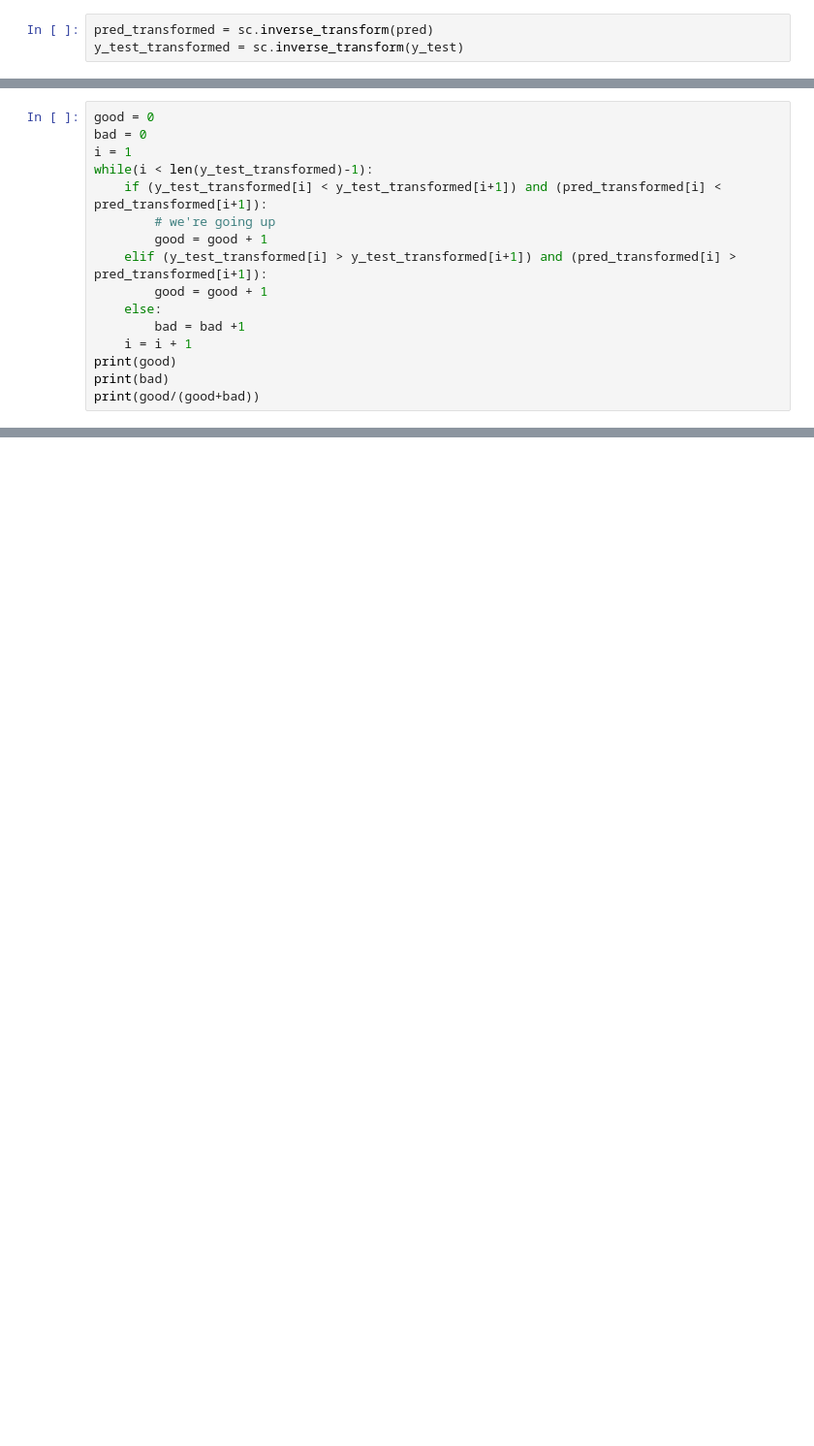
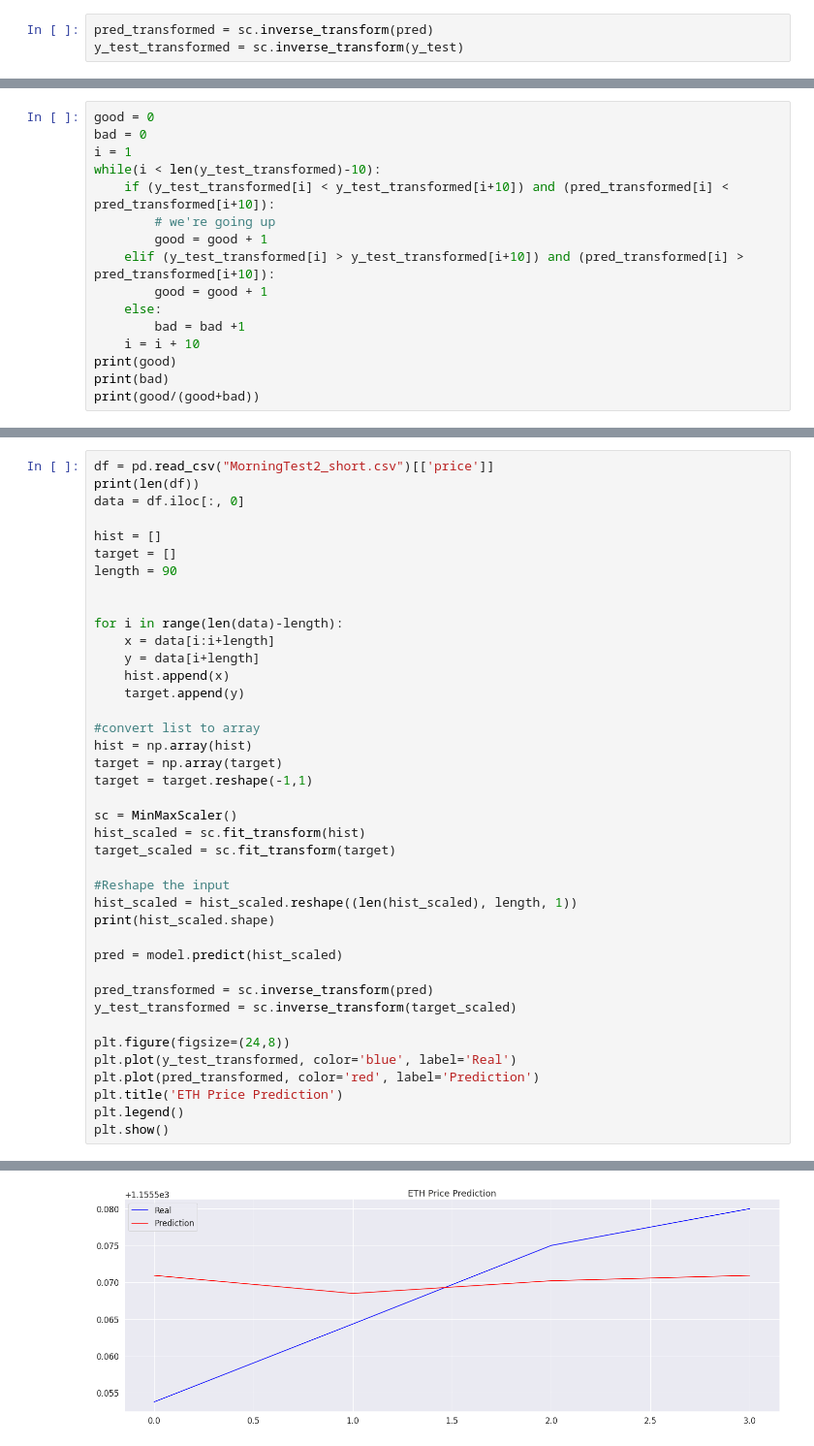
Before and after one commit to jsngalloway/night-trader, a Jupyter notebook: notebooks/Crypto-currency-prediction.ipynb, the cells around one changed output, grey strips where cells are left out. Shown: that part at 97% size. Saved outputs shown, nothing was run; the diff lists cells and outputs as text; blank space fills up the shorter version.

```diff
--- a/notebooks/Crypto-currency-prediction.ipynb
+++ b/notebooks/Crypto-currency-prediction.ipynb
@@ -282,15 +256,15 @@ Please keep in mind that it is not always good to increase the model accuracy be
 good = 0
 bad = 0
 i = 1
-while(i < len(y_test_transformed)-1):
-    if (y_test_transformed[i] < y_test_transformed[i+1]) and (pred_transformed[i] < pred_transformed[i+1]):
+while(i < len(y_test_transformed)-10):
+    if (y_test_transformed[i] < y_test_transformed[i+10]) and (pred_transformed[i] < pred_transformed[i+10]):
         # we're going up
         good = good + 1
-    elif (y_test_transformed[i] > y_test_transformed[i+1]) and (pred_transformed[i] > pred_transformed[i+1]):
+    elif (y_test_transformed[i] > y_test_transformed[i+10]) and (pred_transformed[i] > pred_transformed[i+10]):
         good = good + 1
     else:
         bad = bad +1
-    i = i + 1
+    i = i + 10
 print(good)
 print(bad)
 print(good/(good+bad))
@@ -300,0 +275,41 @@ print(good/(good+bad))
+# %%
+df = pd.read_csv("MorningTest2_short.csv")[['price']]
+print(len(df))
+data = df.iloc[:, 0]
+
+hist = []
+target = []
+length = 90
+
+
+for i in range(len(data)-length):
+    x = data[i:i+length]
+    y = data[i+length]
+    hist.append(x)
+    target.append(y)
+
+#convert list to array
+hist = np.array(hist)
+target = np.array(target)
+target = target.reshape(-1,1)
+
+sc = MinMaxScaler()
+hist_scaled = sc.fit_transform(hist)
+target_scaled = sc.fit_transform(target)
+
+#Reshape the input
+hist_scaled = hist_scaled.reshape((len(hist_scaled), length, 1))
+print(hist_scaled.shape)
+
+pred = model.predict(hist_scaled)
+
+pred_transformed = sc.inverse_transform(pred)
+y_test_transformed = sc.inverse_transform(target_scaled)
+
+plt.figure(figsize=(24,8))
+plt.plot(y_test_transformed, color='blue', label='Real')
+plt.plot(pred_transformed, color='red', label='Prediction')
+plt.title('ETH Price Prediction')
+plt.legend()
+plt.show()
+# %% [output]
@@ -300,0 +318 @@ print(good/(good+bad))
+[figure, added]
```
Also changed, not shown: parts of 26 cells of this notebook.
